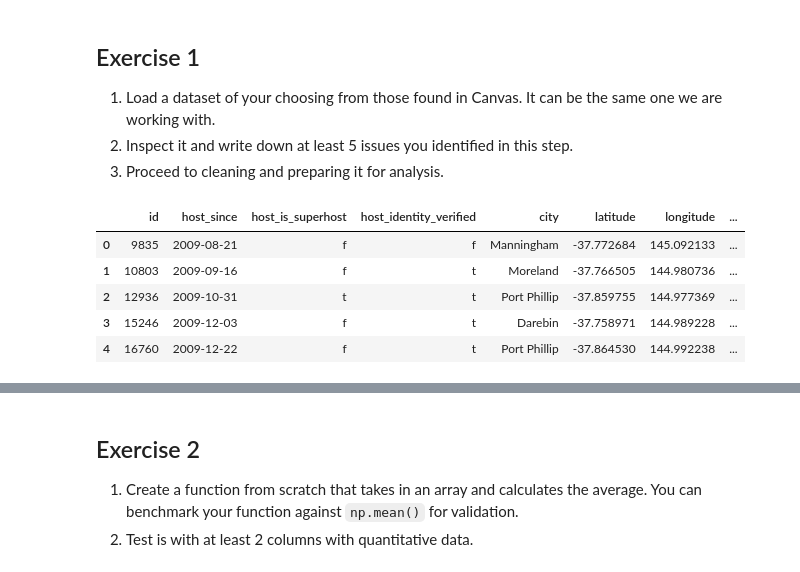
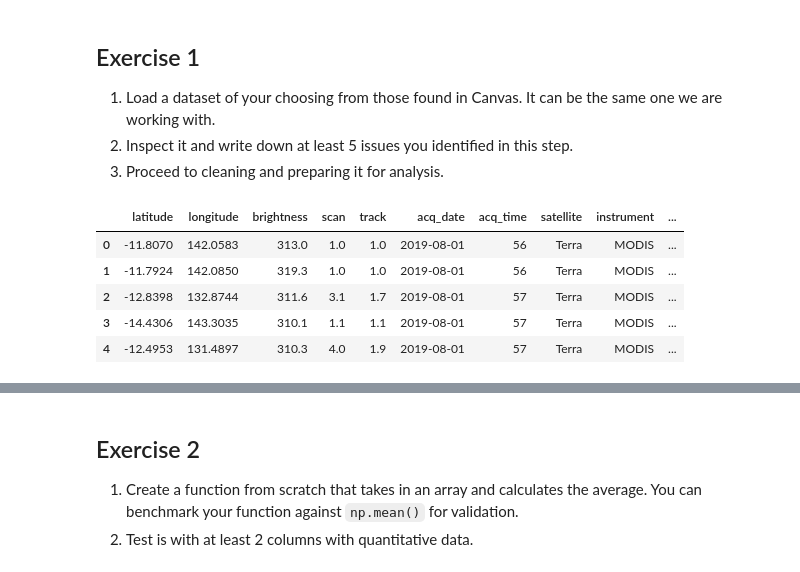
Before and after one commit to thushara-lakshmanan/python-intro, a Jupyter notebook: mini-assessment/mini_assessment_week5_TL.ipynb, the cells around one changed output, grey strips where cells are left out. Cells and saved outputs as stored; diff of their text form; code cells hidden in the pictures.

```diff
--- a/mini-assessment/mini_assessment_week5_TL.ipynb
+++ b/mini-assessment/mini_assessment_week5_TL.ipynb
@@ -9,13 +9,13 @@
 # %%
 import pandas as pd
 import numpy as np
 pd.set_option('display.max_columns', None)
-df = pd.read_csv('https://raw.githubusercontent.com/thushara-lakshmanan/python-intro/master/data/mel_airbnb_ready.csv', parse_dates=['host_since'])
+df = pd.read_csv('https://raw.githubusercontent.com/thushara-lakshmanan/python-intro/master/data/fire_australia.csv', parse_dates=['acq_date'])
 df.head()
 # %% [output]
-|  | id | host_since | host_is_superhost | host_identity_verified | city | latitude | longitude | ... |
-| 0 | 9835 | 2009-08-21 | f | f | Manningham | -37.772684 | 145.092133 | ... |
-| 1 | 10803 | 2009-09-16 | f | t | Moreland | -37.766505 | 144.980736 | ... |
-| 2 | 12936 | 2009-10-31 | t | t | Port Phillip | -37.859755 | 144.977369 | ... |
-| 3 | 15246 | 2009-12-03 | f | t | Darebin | -37.758971 | 144.989228 | ... |
-| 4 | 16760 | 2009-12-22 | f | t | Port Phillip | -37.864530 | 144.992238 | ... |
+|  | latitude | longitude | brightness | scan | track | acq_date | acq_time | satellite | instrument | ... |
+| 0 | -11.8070 | 142.0583 | 313.0 | 1.0 | 1.0 | 2019-08-01 | 56 | Terra | MODIS | ... |
+| 1 | -11.7924 | 142.0850 | 319.3 | 1.0 | 1.0 | 2019-08-01 | 56 | Terra | MODIS | ... |
+| 2 | -12.8398 | 132.8744 | 311.6 | 3.1 | 1.7 | 2019-08-01 | 57 | Terra | MODIS | ... |
+| 3 | -14.4306 | 143.3035 | 310.1 | 1.1 | 1.1 | 2019-08-01 | 57 | Terra | MODIS | ... |
+| 4 | -12.4953 | 131.4897 | 310.3 | 4.0 | 1.9 | 2019-08-01 | 57 | Terra | MODIS | ... |
```
Also changed, not shown: parts of 41 cells of this notebook, 14 other files.
